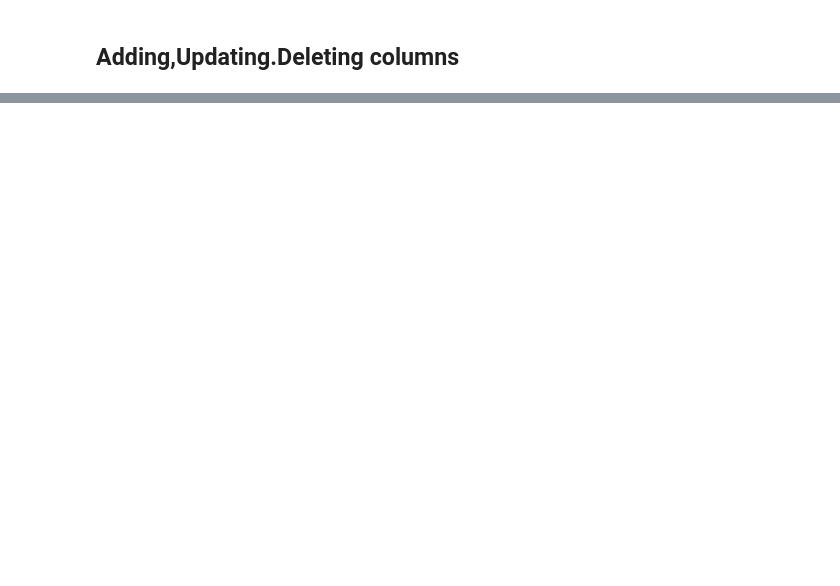
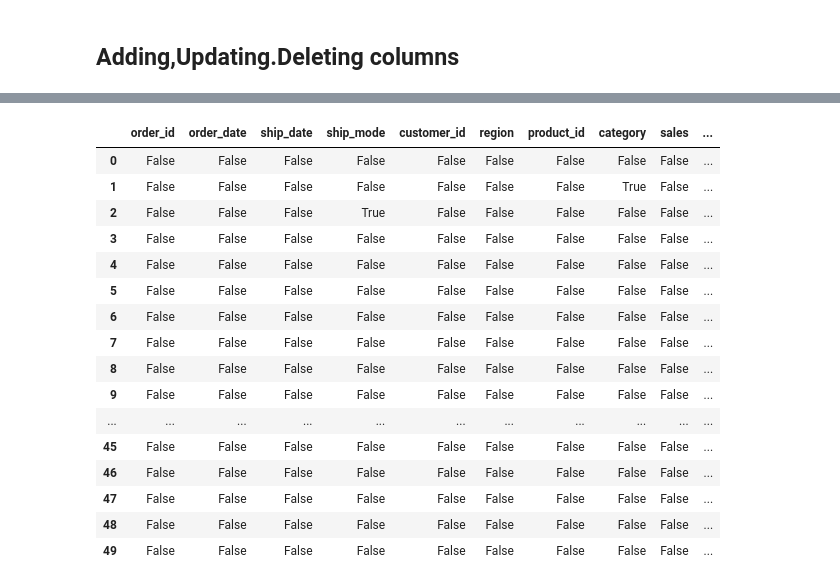
Before and after one commit to pranav444444/Revisiting-Pandas-and-Sql, a Jupyter notebook: pandas/revision_1.ipynb, the cells around one changed output, grey strips where cells are left out. Saved outputs shown, nothing was run; the diff lists cells and outputs as text; code cells hidden in the pictures; blank space fills up the shorter version.

Commit message:
revised about apply function in pandas,working with missing and duplicate values

```diff
--- a/pandas/revision_1.ipynb
+++ b/pandas/revision_1.ipynb
@@ -786,0 +789,2 @@ df[df['profit_in_words']=='high profit']
+# %%
+df.drop(columns='profit_flag',inplace=True)
@@ -786,0 +795,3 @@ df[df['profit_in_words']=='high profit']
+# %%
+df['category_len']=df['category'].apply(len)
+df.loc[0:10,['category_len','category']]
@@ -786,0 +811,10 @@ df[df['profit_in_words']=='high profit']
+# %%
+#we can also create our own function and apply it to the columns
+def profit_loss(profit):
+  if profit<0:
+    return 'loss'
+  else:
+    return 'profit'
+
+df['profit_status']=df['profit'].apply(profit_loss)
+df[['profit','profit_status']].head()
@@ -786,0 +852,4 @@ df[df['profit_in_words']=='high profit']
+# %%
+#convert category column to upper case
+df['category_upper']=df['category'].str.upper()
+df['category_upper'].head()
@@ -786,0 +874,20 @@ df[df['profit_in_words']=='high profit']
+# %%
+df.isnull()
+# %% [output]
+|  | order_id | order_date | ship_date | ship_mode | customer_id | region | product_id | category | sales | ... |
+| 0 | False | False | False | False | False | False | False | False | False | ... |
+| 1 | False | False | False | False | False | False | False | True | False | ... |
+| 2 | False | False | False | True | False | False | False | False | False | ... |
+| 3 | False | False | False | False | False | False | False | False | False | ... |
+| 4 | False | False | False | False | False | False | False | False | False | ... |
+| 5 | False | False | False | False | False | False | False | False | False | ... |
+| 6 | False | False | False | False | False | False | False | False | False | ... |
+| 7 | False | False | False | False | False | False | False | False | False | ... |
+| 8 | False | False | False | False | False | False | False | False | False | ... |
+| 9 | False | False | False | False | False | False | False | False | False | ... |
+| ... | ... | ... | ... | ... | ... | ... | ... | ... | ... | ... |
+| 45 | False | False | False | False | False | False | False | False | False | ... |
+| 46 | False | False | False | False | False | False | False | False | False | ... |
+| 47 | False | False | False | False | False | False | False | False | False | ... |
+| 48 | False | False | False | False | False | False | False | False | False | ... |
+| 49 | False | False | False | False | False | False | False | False | False | ... |
```
Also changed, not shown: parts of 64 cells of this notebook, 1 other file.
